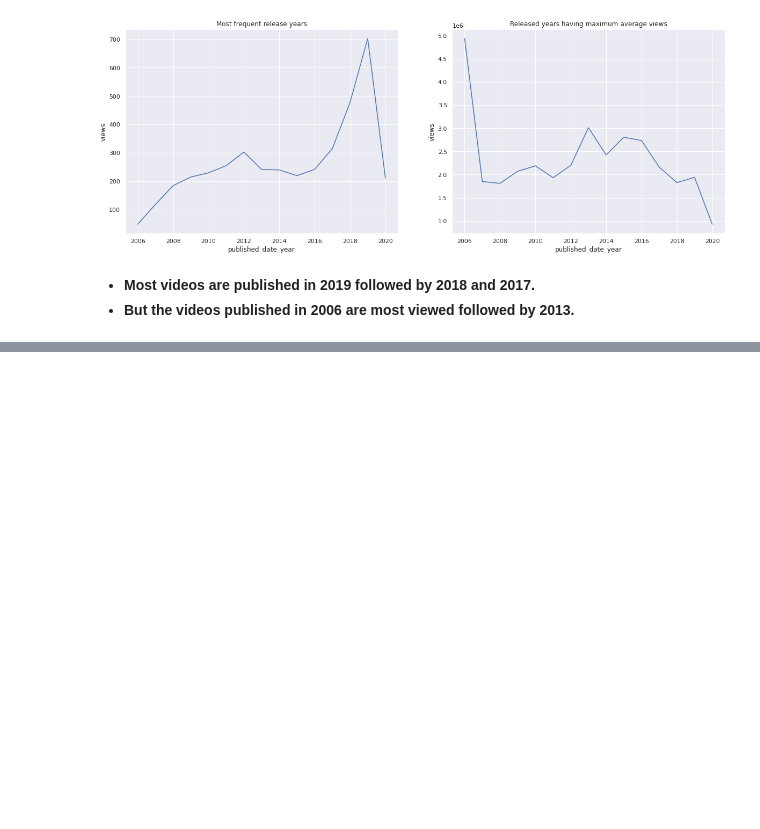
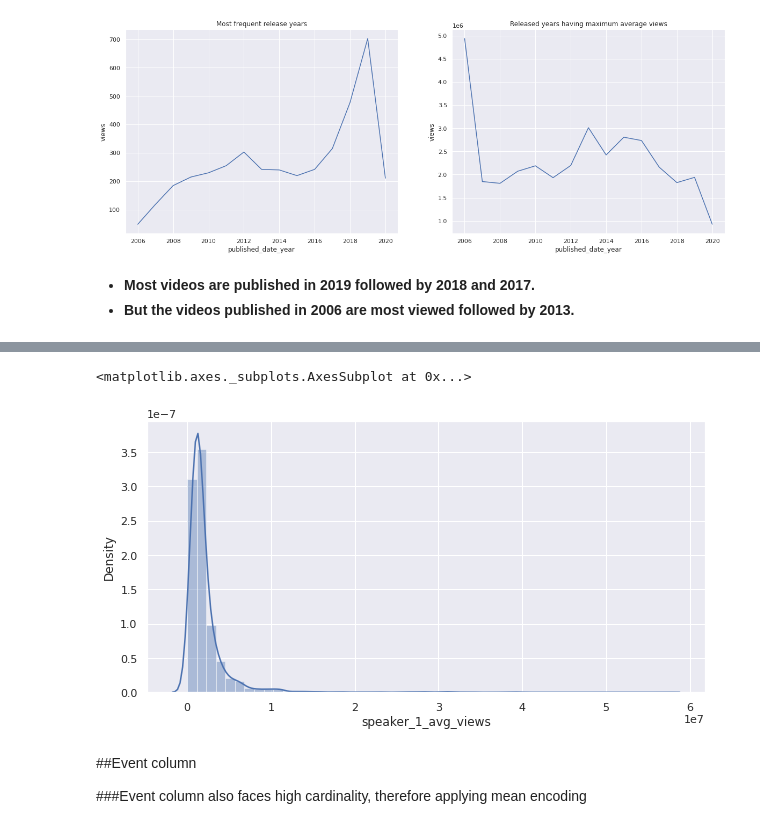
Before and after one commit to Aayushi-Sharma24/TedTalks_Views_Prediction_Regression, a Jupyter notebook: AS_Ted_Talks_Views_Prediction_Capstone_Project.ipynb, the cells around one changed output, grey strips where cells are left out. Cells and saved outputs as stored; diff of their text form; code cells hidden in the pictures; blank space fills up the shorter version.

```diff
--- a/AS_Ted_Talks_Views_Prediction_Capstone_Project.ipynb
+++ b/AS_Ted_Talks_Views_Prediction_Capstone_Project.ipynb
@@ -602,0 +646,16 @@ sns.lineplot(x='published_date_year',y='views',data=pop_rel_year)
+# %%
+#Applying Mean Encoding on speaker_1 column
+mean_encoding = df.groupby('speaker_1')['views'].mean().to_dict()
+df['speaker_1_avg_views']=df['speaker_1'].map(mean_encoding)
+# %%
+#Let's plot the speaker_1_avg_views column
+plt.figure(figsize=(10,5))
+sns.distplot(df['speaker_1_avg_views'])
+# %% [output]
+<matplotlib.axes._subplots.AxesSubplot at 0x...>
+[figure, added]
+# %% [markdown]
+
+##Event column
+
+###Event column also faces high cardinality, therefore applying mean encoding
```
Also changed, not shown: parts of 45 cells of this notebook.
